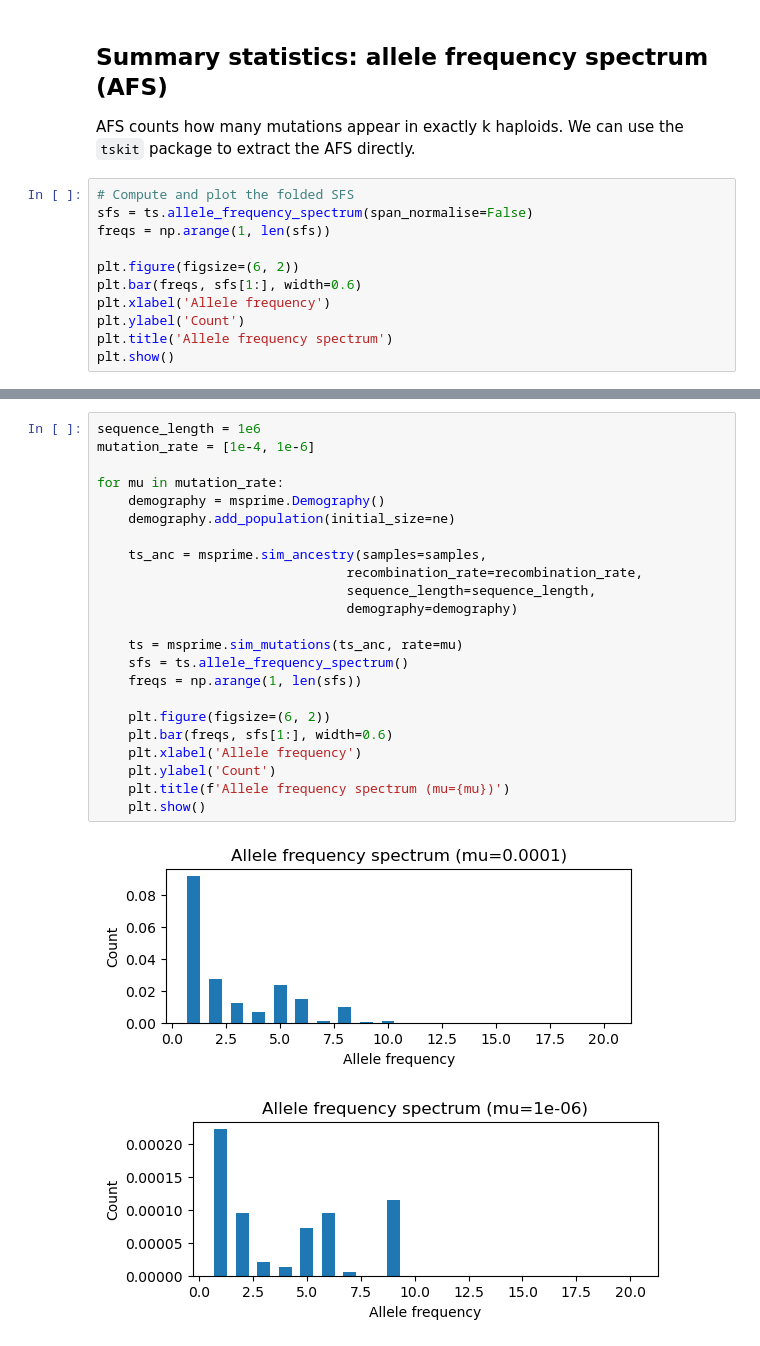
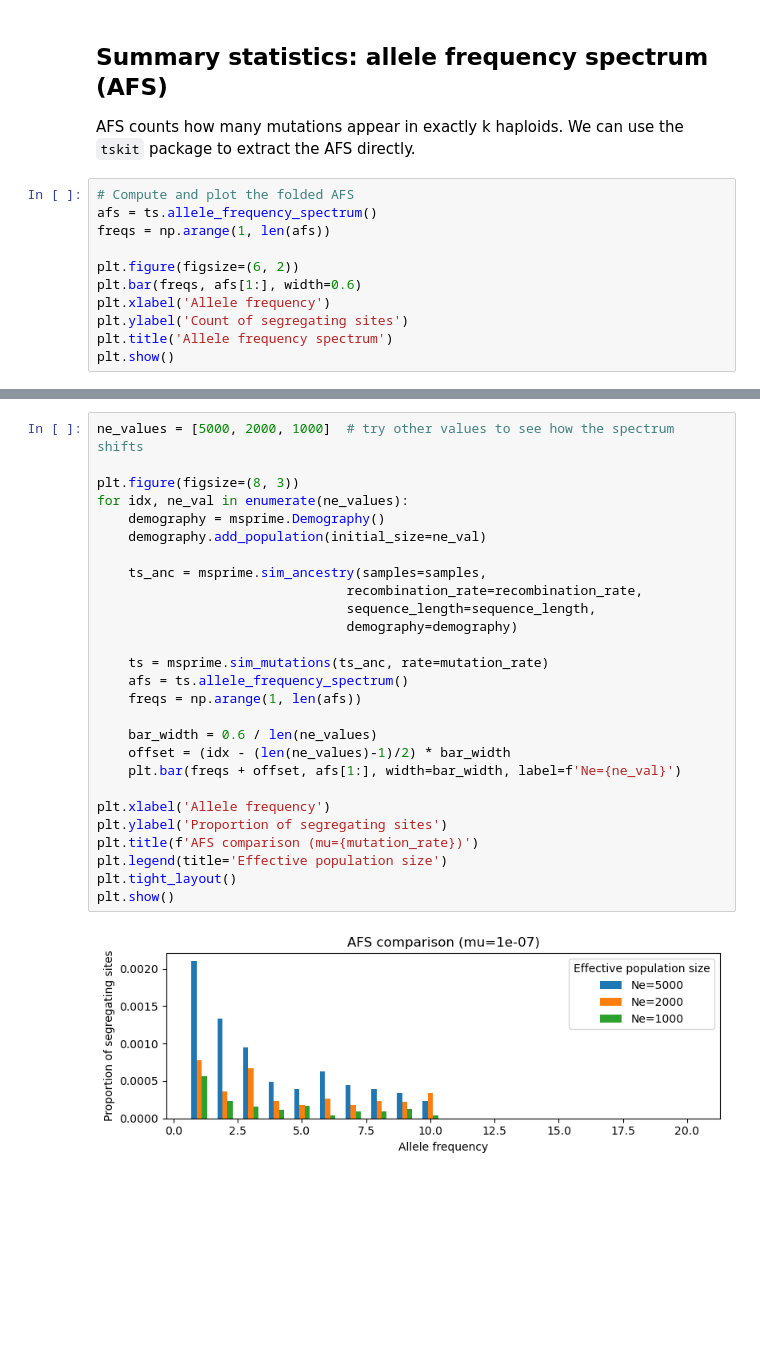
Before and after one commit to ningyuxin1999/SBI-workshop-Legend2025, a Jupyter notebook: notebooks/2_data_simulation_msprime.ipynb, the cells around one changed output, grey strips where cells are left out. Drawn from its saved outputs; the diff is of its cells as text; blank space fills up the shorter version.

```diff
--- a/notebooks/2_data_simulation_msprime.ipynb
+++ b/notebooks/2_data_simulation_msprime.ipynb
@@ -93,14 +98,14 @@ An embedding network can either be pretrained or trained jointly with the NPE ne
 ## Summary statistics: allele frequency spectrum (AFS)
 AFS counts how many mutations appear in exactly k haploids. We can use the `tskit` package to extract the AFS directly.
 # %%
-# Compute and plot the folded SFS
-sfs = ts.allele_frequency_spectrum(span_normalise=False)
-freqs = np.arange(1, len(sfs))
+# Compute and plot the folded AFS
+afs = ts.allele_frequency_spectrum()
+freqs = np.arange(1, len(afs))
 
 plt.figure(figsize=(6, 2))
-plt.bar(freqs, sfs[1:], width=0.6)
+plt.bar(freqs, afs[1:], width=0.6)
 plt.xlabel('Allele frequency')
-plt.ylabel('Count')
+plt.ylabel('Count of segregating sites')
 plt.title('Allele frequency spectrum')
 plt.show()
 # %% [output]
@@ -112,26 +117,29 @@ With AFS, we now have a pair of theta and x (the population parameters, and AFS
 # %%
-sequence_length = 1e6
-mutation_rate = [1e-4, 1e-6]
+ne_values = [5000, 2000, 1000]  # try other values to see how the spectrum shifts
 
-for mu in mutation_rate:
+plt.figure(figsize=(8, 3))
+for idx, ne_val in enumerate(ne_values):
     demography = msprime.Demography()
-    demography.add_population(initial_size=ne)
+    demography.add_population(initial_size=ne_val)
 
     ts_anc = msprime.sim_ancestry(samples=samples,
                                 recombination_rate=recombination_rate,
                                 sequence_length=sequence_length,
                                 demography=demography)
 
-    ts = msprime.sim_mutations(ts_anc, rate=mu)
-    sfs = ts.allele_frequency_spectrum()
-    freqs = np.arange(1, len(sfs))
+    ts = msprime.sim_mutations(ts_anc, rate=mutation_rate)
+    afs = ts.allele_frequency_spectrum()
+    freqs = np.arange(1, len(afs))
 
-    plt.figure(figsize=(6, 2))
-    plt.bar(freqs, sfs[1:], width=0.6)
-    plt.xlabel('Allele frequency')
-    plt.ylabel('Count')
-    plt.title(f'Allele frequency spectrum (mu={mu})')
-    plt.show()
+    bar_width = 0.6 / len(ne_values)
+    offset = (idx - (len(ne_values)-1)/2) * bar_width
+    plt.bar(freqs + offset, afs[1:], width=bar_width, label=f'Ne={ne_val}')
+
+plt.xlabel('Allele frequency')
+plt.ylabel('Proportion of segregating sites')
+plt.title(f'AFS comparison (mu={mutation_rate})')
+plt.legend(title='Effective population size')
+plt.tight_layout()
+plt.show()
 # %% [output]
-[figure, old version]
+[figure, new version]
-[figure, removed]
```
Also changed, not shown: parts of 14 cells of this notebook.
